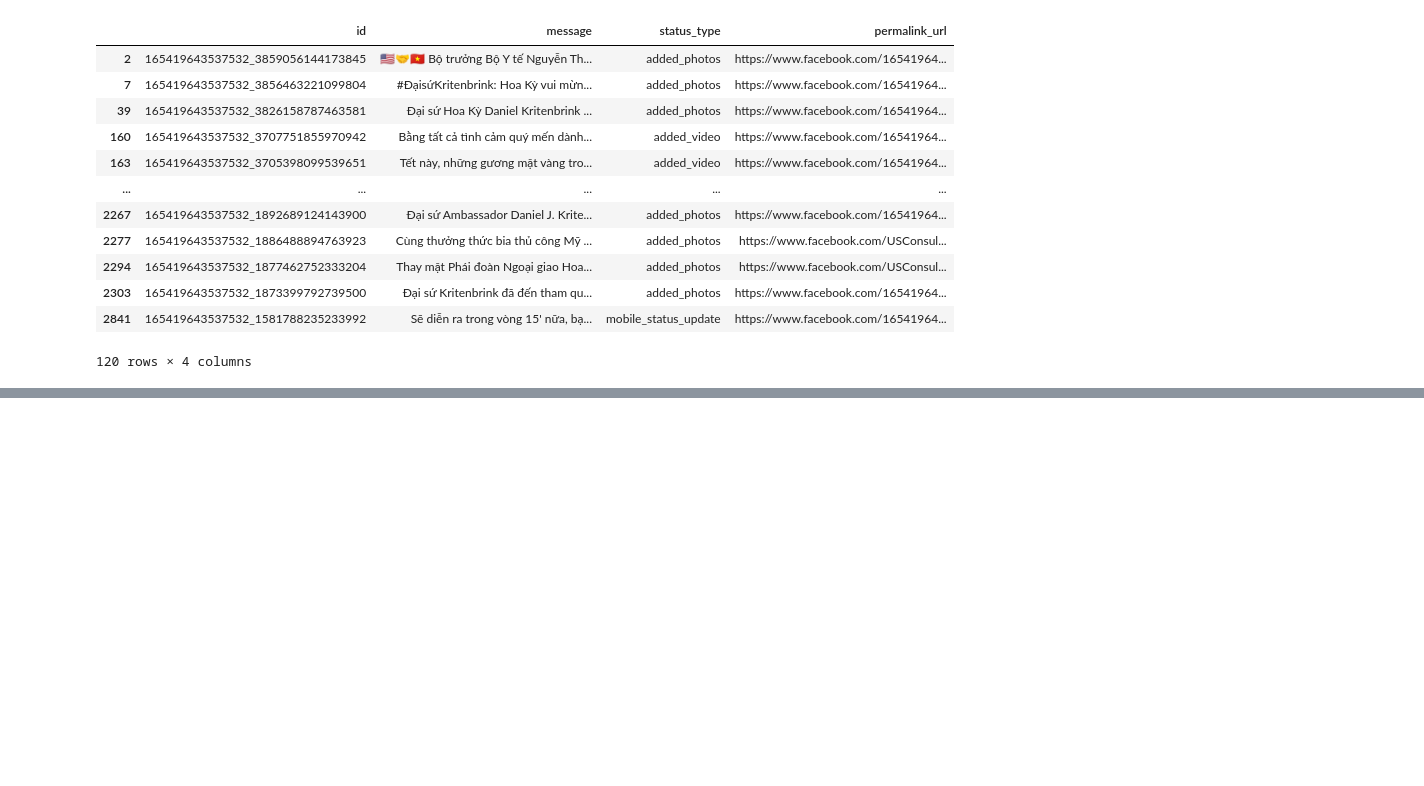
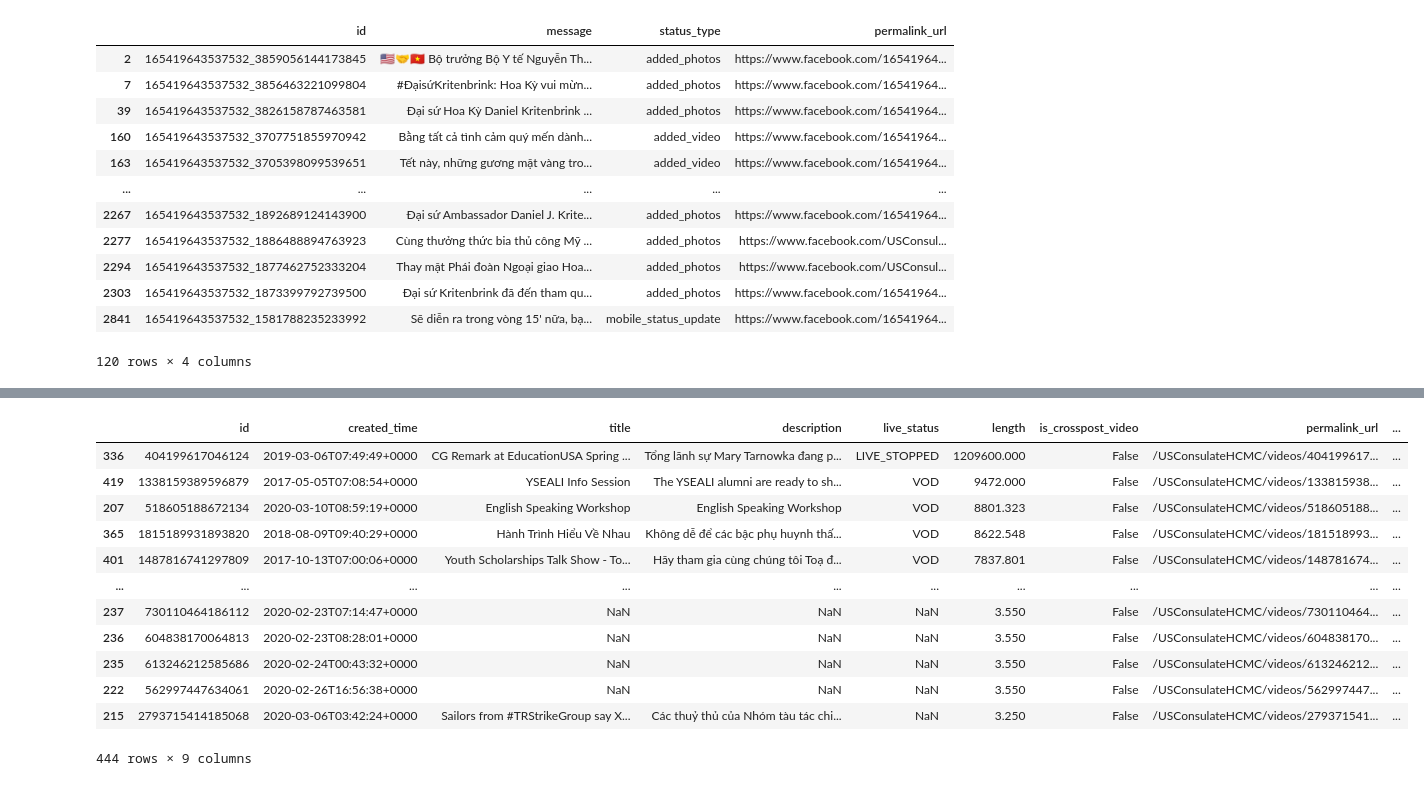
Before and after one commit to giatranhoang/usconsulate_insight, a Jupyter notebook: insight.ipynb, the cells around one changed output, grey strips where cells are left out. Saved outputs shown, nothing was run; the diff lists cells and outputs as text; code cells hidden in the pictures; blank space fills up the shorter version.

```diff
--- a/insight.ipynb
+++ b/insight.ipynb
@@ -266,0 +438,16 @@ NameError: name 'df' is not defined
+# %%
+df_videos.sort_values(by = ["length"],ascending = False)
+# %% [output]
+|  | id | created_time | title | description | live_status | length | is_crosspost_video | permalink_url | ... |
+| 336 | 404199617046124 | 2019-03-06T07:49:49+0000 | CG Remark at EducationUSA Spring ... | Tổng lãnh sự Mary Tarnowka đang p... | LIVE_STOPPED | 1209600.000 | False | /USConsulateHCMC/videos/404199617... | ... |
+| 419 | 1338159389596879 | 2017-05-05T07:08:54+0000 | YSEALI Info Session | The YSEALI alumni are ready to sh... | VOD | 9472.000 | False | /USConsulateHCMC/videos/133815938... | ... |
+| 207 | 518605188672134 | 2020-03-10T08:59:19+0000 | English Speaking Workshop | English Speaking Workshop | VOD | 8801.323 | False | /USConsulateHCMC/videos/518605188... | ... |
+| 365 | 1815189931893820 | 2018-08-09T09:40:29+0000 | Hành Trình Hiểu Về Nhau | Không dễ để các bậc phụ huynh thấ... | VOD | 8622.548 | False | /USConsulateHCMC/videos/181518993... | ... |
+| 401 | 1487816741297809 | 2017-10-13T07:00:06+0000 | Youth Scholarships Talk Show - To... | Hãy tham gia cùng chúng tôi Toạ đ... | VOD | 7837.801 | False | /USConsulateHCMC/videos/148781674... | ... |
+| ... | ... | ... | ... | ... | ... | ... | ... | ... | ... |
+| 237 | 730110464186112 | 2020-02-23T07:14:47+0000 | NaN | NaN | NaN | 3.550 | False | /USConsulateHCMC/videos/730110464... | ... |
+| 236 | 604838170064813 | 2020-02-23T08:28:01+0000 | NaN | NaN | NaN | 3.550 | False | /USConsulateHCMC/videos/604838170... | ... |
+| 235 | 613246212585686 | 2020-02-24T00:43:32+0000 | NaN | NaN | NaN | 3.550 | False | /USConsulateHCMC/videos/613246212... | ... |
+| 222 | 562997447634061 | 2020-02-26T16:56:38+0000 | NaN | NaN | NaN | 3.550 | False | /USConsulateHCMC/videos/562997447... | ... |
+| 215 | 2793715414185068 | 2020-03-06T03:42:24+0000 | Sailors from #TRStrikeGroup say X... | Các thuỷ thủ của Nhóm tàu tác chi... | NaN | 3.250 | False | /USConsulateHCMC/videos/279371541... | ... |
+444 rows × 9 columns
```
Also changed, not shown: parts of 34 cells of this notebook, 3 other files.
